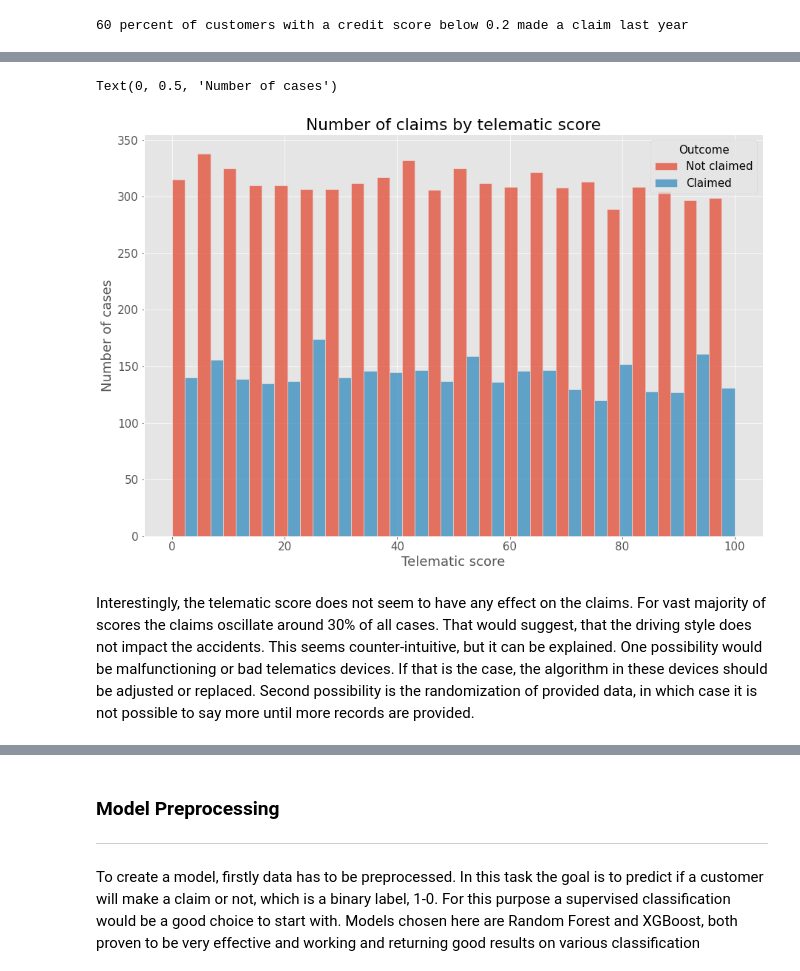
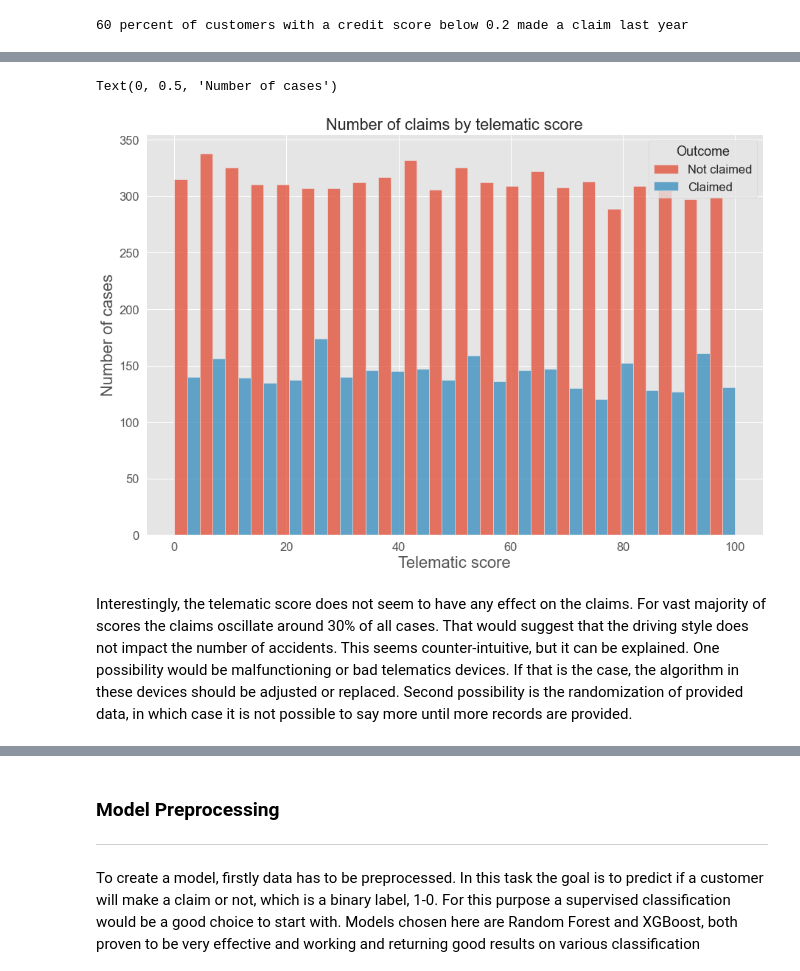
Before and after one commit to pzolnierczyk/insurance-classification, a Jupyter notebook: insurance_claims.ipynb, the cells around one changed output, grey strips where cells are left out. Saved outputs shown, nothing was run; the diff lists cells and outputs as text; code cells hidden in the pictures.

```diff
--- a/insurance_claims.ipynb
+++ b/insurance_claims.ipynb
@@ -65,8 +65,9 @@ print('{} percent of customers with a credit score below 0.2 made a claim last y
 # %%
 # Main points visualization
 plt.style.use('ggplot')
+
+fig,ax = plt.subplots(figsize=(15,10))
 plt.rcParams.update({'font.size': 15})
-plt.rcParams["figure.figsize"] = (15,10)
 
 org_data['Outcome'] = np.where(org_data['outcome'], 'Claimed', 'Not claimed')
 ax = sns.countplot(data=org_data, x='Outcome', hue='vehicle_year')
@@ -74,7 +75,7 @@ ax = sns.countplot(data=org_data, x='Outcome', hue='vehicle_year')
 for bars in ax.containers:
     ax.bar_label(bars)
 plt.title('Number of claims by vehicle age')
-plt.xlabel('Outcome')
-plt.ylabel('Number of cases')
+plt.xlabel('Outcome', fontsize = 22)
+plt.ylabel('Number of cases', fontsize = 22)
 # %% [output]
 Text(0, 0.5, 'Number of cases')
@@ -86,12 +87,14 @@ For over 40% of vehicles older than 2015 a claim has been made. In the case of y
 # %%
+fig,ax = plt.subplots(figsize=(15,10))
+plt.rcParams.update({'font.size': 15})
 ax = sns.histplot(data=org_data, x='telematic_score', hue='Outcome',multiple='dodge')
 
 plt.title('Number of claims by telematic score')
-plt.xlabel('Telematic score')
-plt.ylabel('Number of cases')
+plt.xlabel('Telematic score', fontsize = 22)
+plt.ylabel('Number of cases', fontsize = 22)
 # %% [output]
 Text(0, 0.5, 'Number of cases')
-[figure, old version]
+[figure, new version]
 # %% [markdown]
-Interestingly, the telematic score does not seem to have any effect on the claims. For vast majority of scores the claims oscillate around 30% of all cases. That would suggest, that the driving style does not impact the accidents. This seems counter-intuitive, but it can be explained. One possibility would be malfunctioning or bad telematics devices. If that is the case, the algorithm in these devices should be adjusted or replaced. Second possibility is the randomization of provided data, in which case it is not possible to say more until more records are provided.
+Interestingly, the telematic score does not seem to have any effect on the claims. For vast majority of scores the claims oscillate around 30% of all cases. That would suggest that the driving style does not impact the number of accidents. This seems counter-intuitive, but it can be explained. One possibility would be malfunctioning or bad telematics devices. If that is the case, the algorithm in these devices should be adjusted or replaced. Second possibility is the randomization of provided data, in which case it is not possible to say more until more records are provided.
 # %%
```
Also changed, not shown: parts of 23 cells of this notebook.
